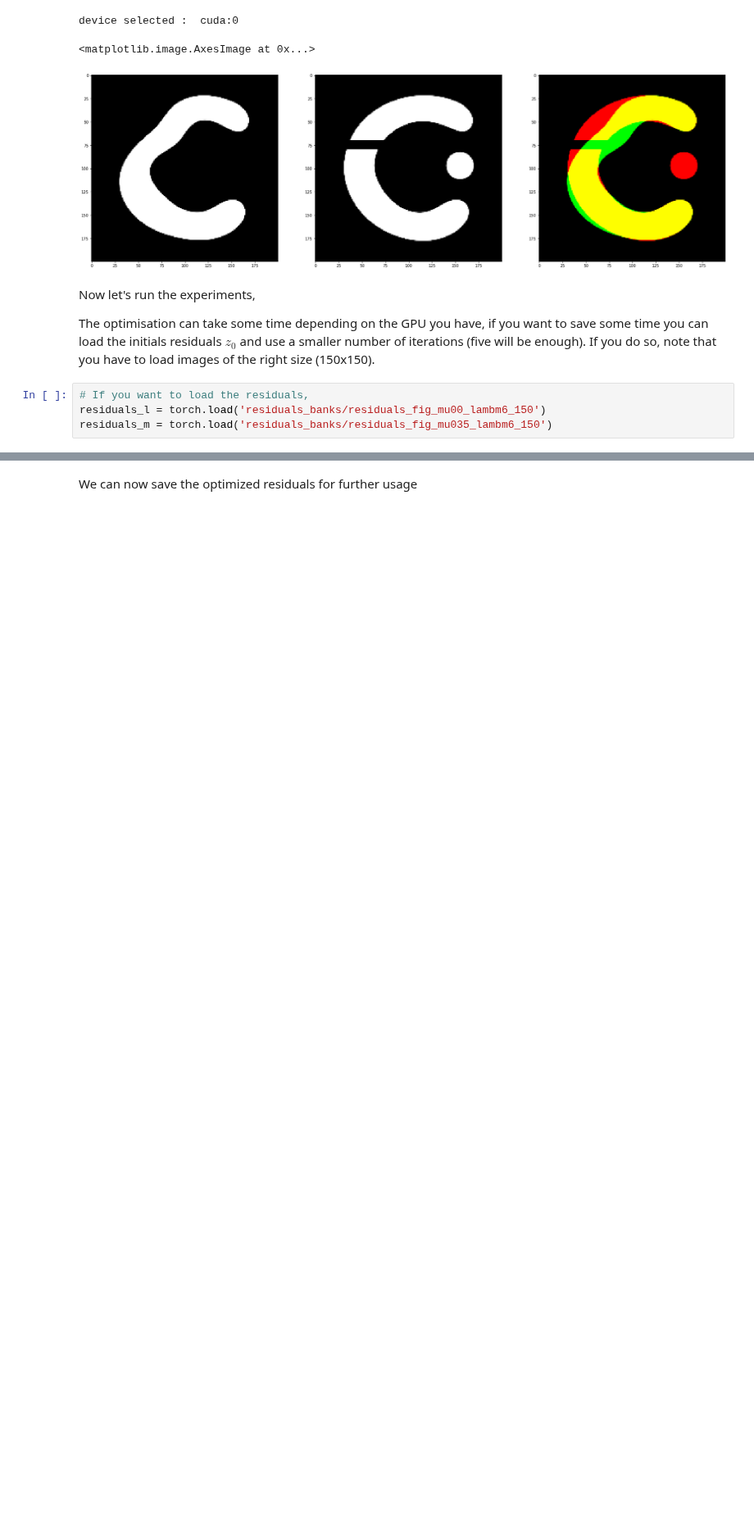
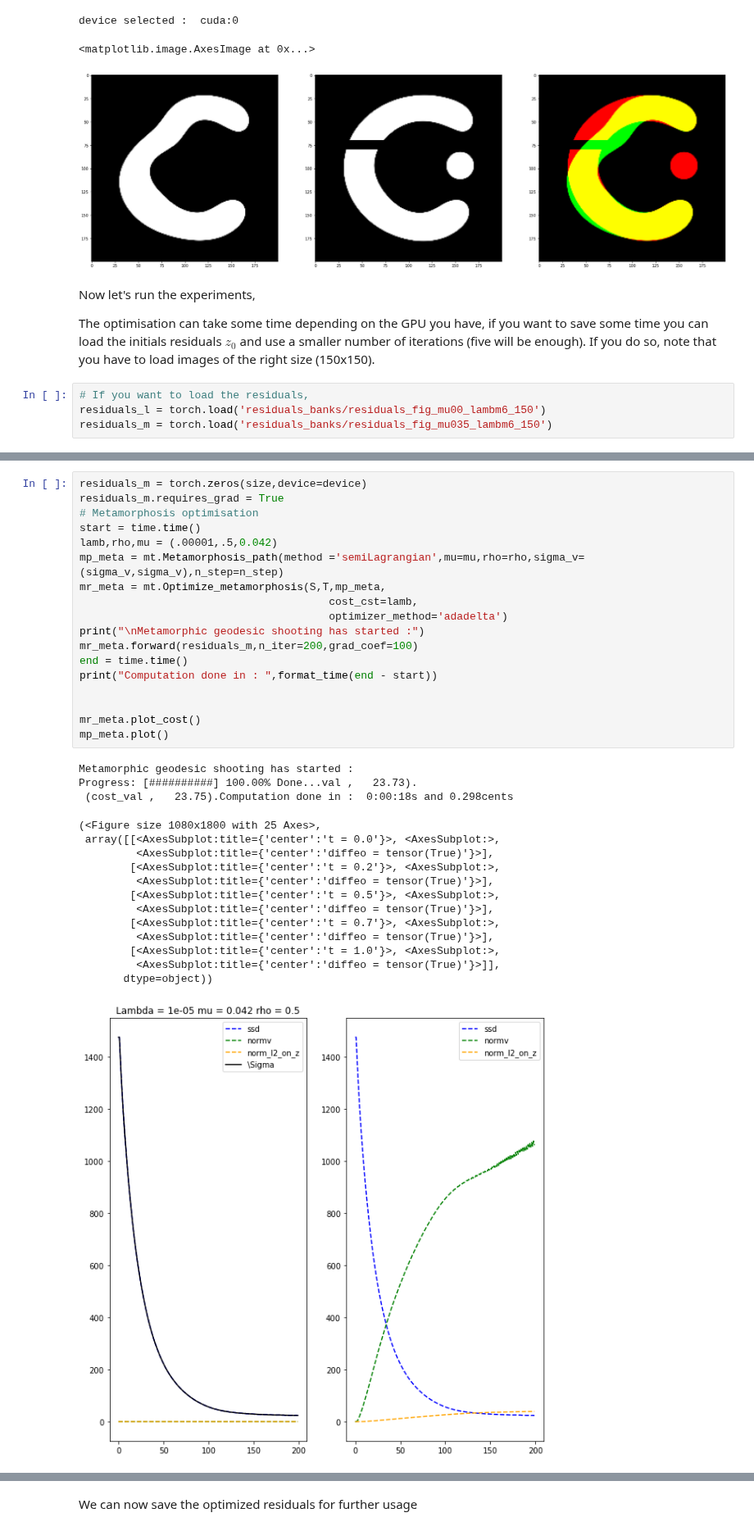
Before and after one commit to antonfrancois/Demeter_metamorphosis, a Jupyter notebook: fig_lddmm_vs_metamorphoses.ipynb, the cells around one changed output, grey strips where cells are left out. Shown at 82% size. Saved outputs shown, nothing was run; the diff lists cells and outputs as text; blank space fills up the shorter version.

```diff
--- a/fig_lddmm_vs_metamorphoses.ipynb
+++ b/fig_lddmm_vs_metamorphoses.ipynb
@@ -117,0 +110,35 @@ Computation done in :  0:01:01s and 0.098cents
+# %%
+residuals_m = torch.zeros(size,device=device)
+residuals_m.requires_grad = True
+# Metamorphosis optimisation
+start = time.time()
+lamb,rho,mu = (.00001,.5,0.042)
+mp_meta = mt.Metamorphosis_path(method ='semiLagrangian',mu=mu,rho=rho,sigma_v=(sigma_v,sigma_v),n_step=n_step)
+mr_meta = mt.Optimize_metamorphosis(S,T,mp_meta,
+                                       cost_cst=lamb,
+                                       optimizer_method='adadelta')
+print("\nMetamorphic geodesic shooting has started :")
+mr_meta.forward(residuals_m,n_iter=200,grad_coef=100)
+end = time.time()
+print("Computation done in : ",format_time(end - start))
+
+
+mr_meta.plot_cost()
+mp_meta.plot()
+# %% [output]
+Metamorphic geodesic shooting has started :
+Progress: [##########] 100.00% Done...val ,   23.73).
+ (cost_val ,   23.75).Computation done in :  0:00:18s and 0.298cents
+(<Figure size 1080x1800 with 25 Axes>,
+ array([[<AxesSubplot:title={'center':'t = 0.0'}>, <AxesSubplot:>,
+         <AxesSubplot:title={'center':'diffeo = tensor(True)'}>],
+        [<AxesSubplot:title={'center':'t = 0.2'}>, <AxesSubplot:>,
+         <AxesSubplot:title={'center':'diffeo = tensor(True)'}>],
+        [<AxesSubplot:title={'center':'t = 0.5'}>, <AxesSubplot:>,
+         <AxesSubplot:title={'center':'diffeo = tensor(True)'}>],
+        [<AxesSubplot:title={'center':'t = 0.7'}>, <AxesSubplot:>,
+         <AxesSubplot:title={'center':'diffeo = tensor(True)'}>],
+        [<AxesSubplot:title={'center':'t = 1.0'}>, <AxesSubplot:>,
+         <AxesSubplot:title={'center':'diffeo = tensor(True)'}>]],
+       dtype=object))
+[figure, added]
```
Also changed, not shown: parts of 4 cells of this notebook, 8 other files.
